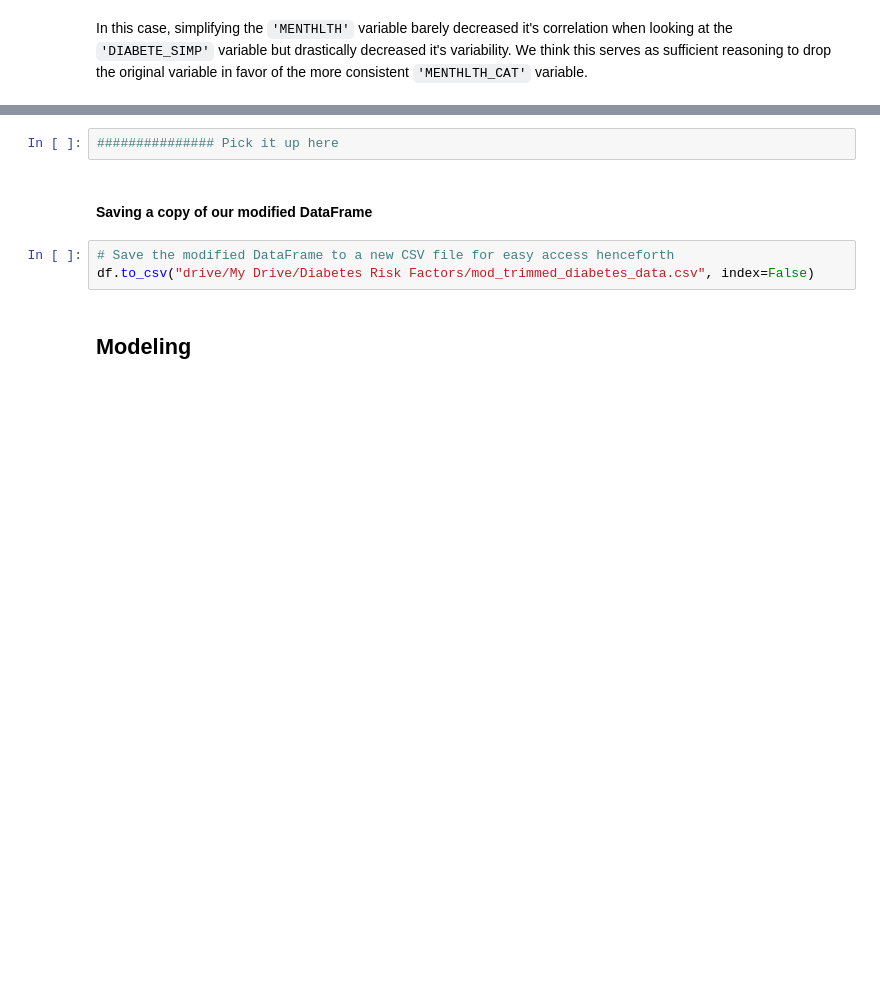
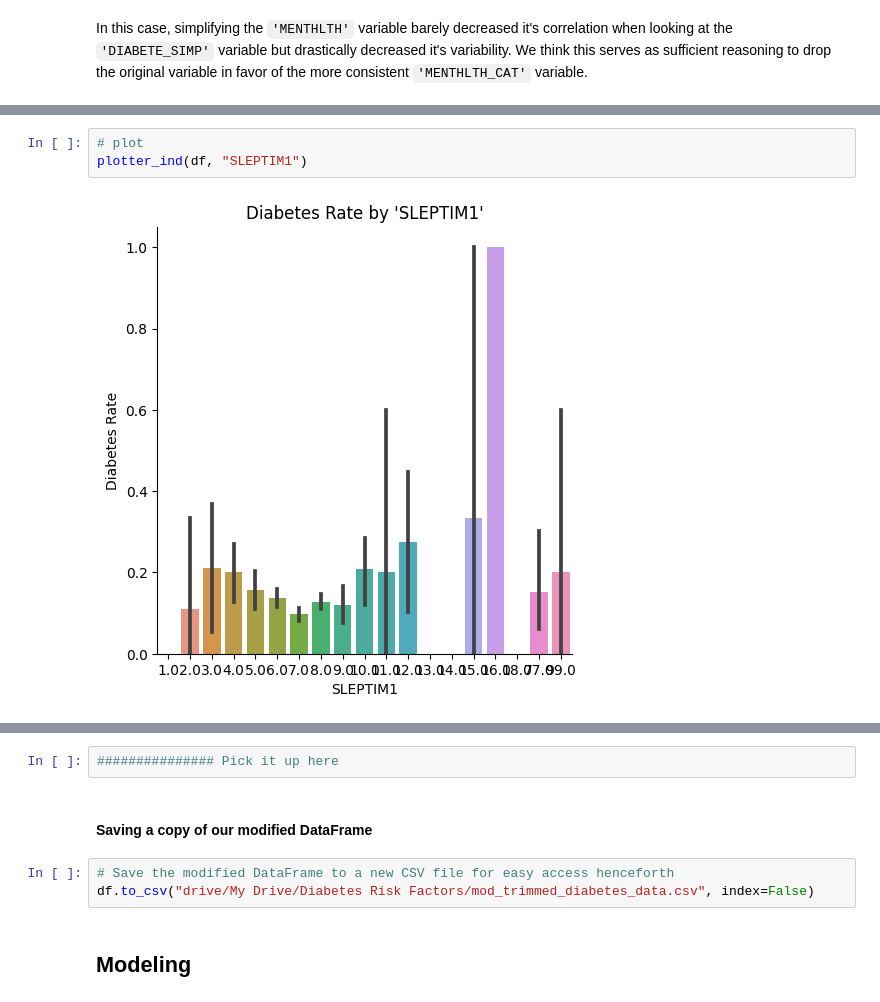
Before and after one commit to Chachi36/Diabetes-Factors-Demo-Notebook, a Jupyter notebook: Diabetes_Risk_Notebook.ipynb, the cells around one changed output, grey strips where cells are left out. Cells and saved outputs as stored; diff of their text form; blank space fills up the shorter version.

```diff
--- a/Diabetes_Risk_Notebook.ipynb
+++ b/Diabetes_Risk_Notebook.ipynb
@@ -2428,0 +2512,5 @@ df.drop("MENTHLTH", axis=1, inplace=True)
+# %%
+# plot
+plotter_ind(df, "SLEPTIM1")
+# %% [output]
+[figure, added]
```
Also changed, not shown: parts of 36 cells of this notebook.
